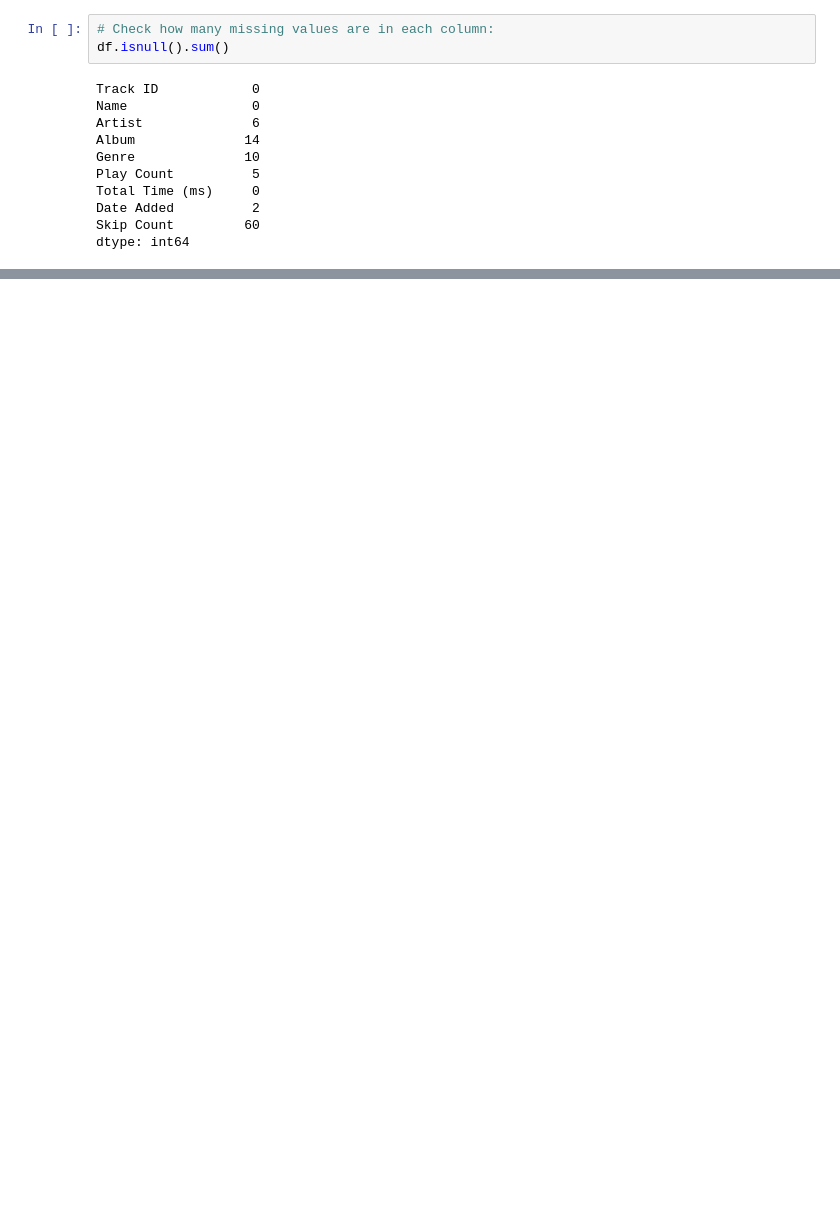
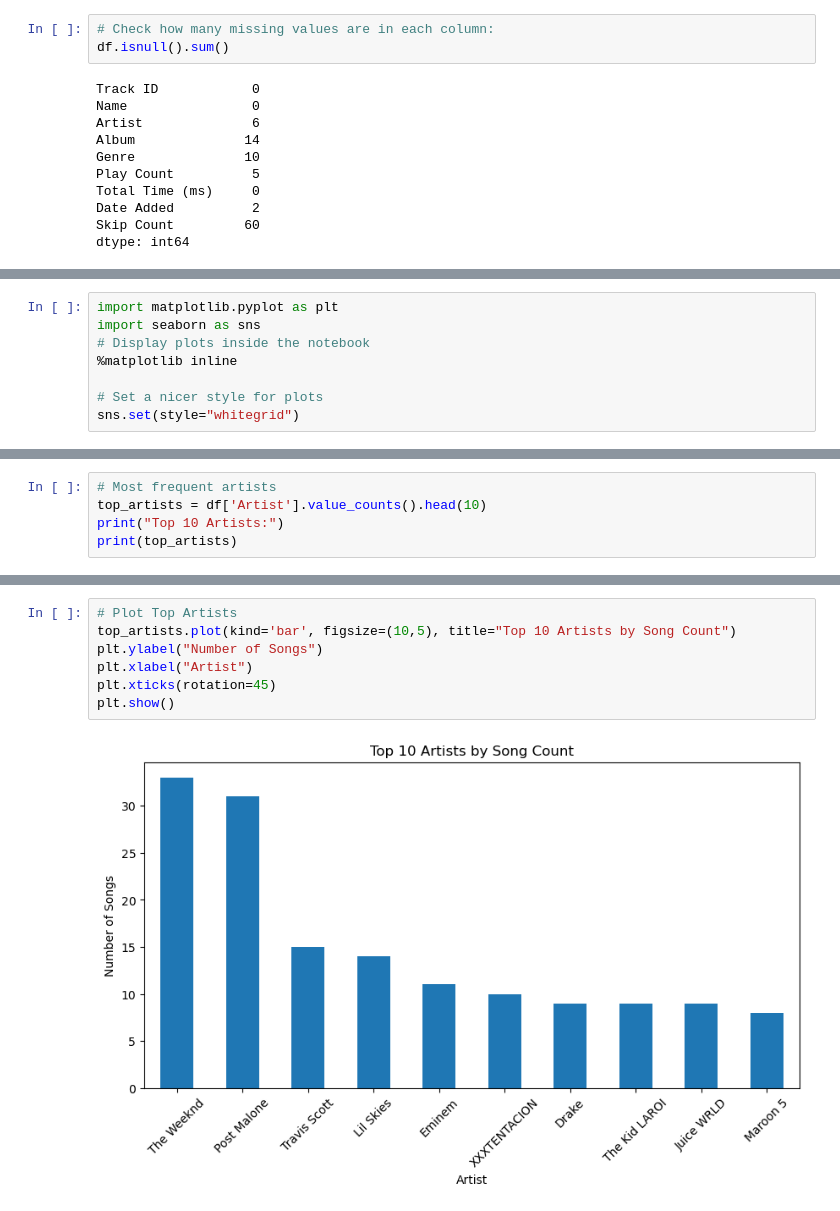
Before and after one commit to Brolo231/Learning-Notebooks, a Jupyter notebook: notebooks/Machine Learning Projects/Apple_Music_Analyzer.ipynb, the cells around one changed output, grey strips where cells are left out. Saved outputs shown, nothing was run; the diff lists cells and outputs as text; blank space fills up the shorter version.

```diff
--- a/notebooks/Machine Learning Projects/Apple_Music_Analyzer.ipynb
+++ b/notebooks/Machine Learning Projects/Apple_Music_Analyzer.ipynb
@@ -89,0 +111,8 @@ dtype: int64
+# %%
+import matplotlib.pyplot as plt
+import seaborn as sns
+# Display plots inside the notebook
+%matplotlib inline
+
+# Set a nicer style for plots
+sns.set(style="whitegrid")
@@ -89,0 +123,5 @@ dtype: int64
+# %%
+# Most frequent artists
+top_artists = df['Artist'].value_counts().head(10)
+print("Top 10 Artists:")
+print(top_artists)
@@ -89,0 +161,9 @@ dtype: int64
+# %%
+# Plot Top Artists
+top_artists.plot(kind='bar', figsize=(10,5), title="Top 10 Artists by Song Count")
+plt.ylabel("Number of Songs")
+plt.xlabel("Artist")
+plt.xticks(rotation=45)
+plt.show()
+# %% [output]
+[figure, added]
```
Also changed, not shown: parts of 20 cells of this notebook, 6 other files.
